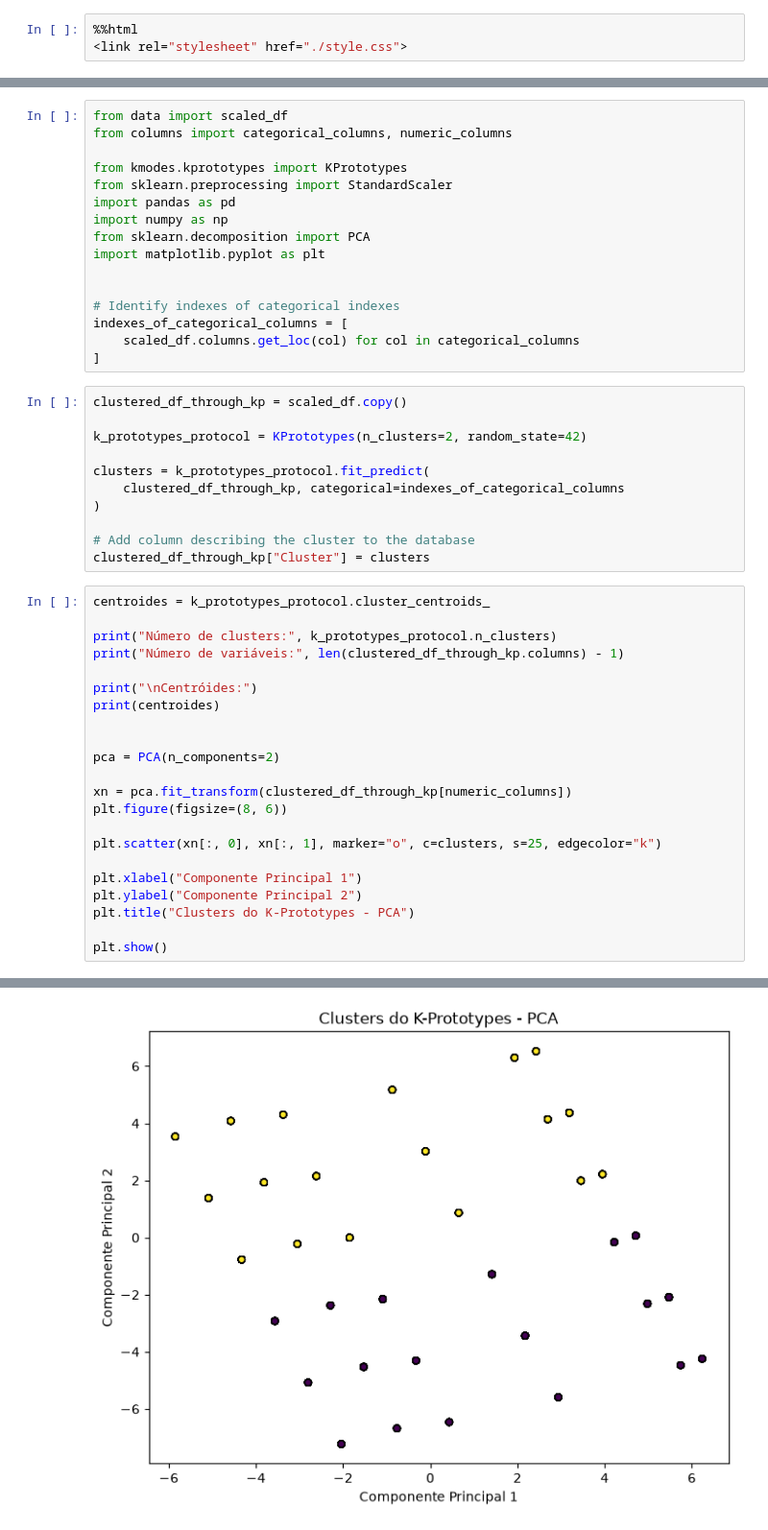
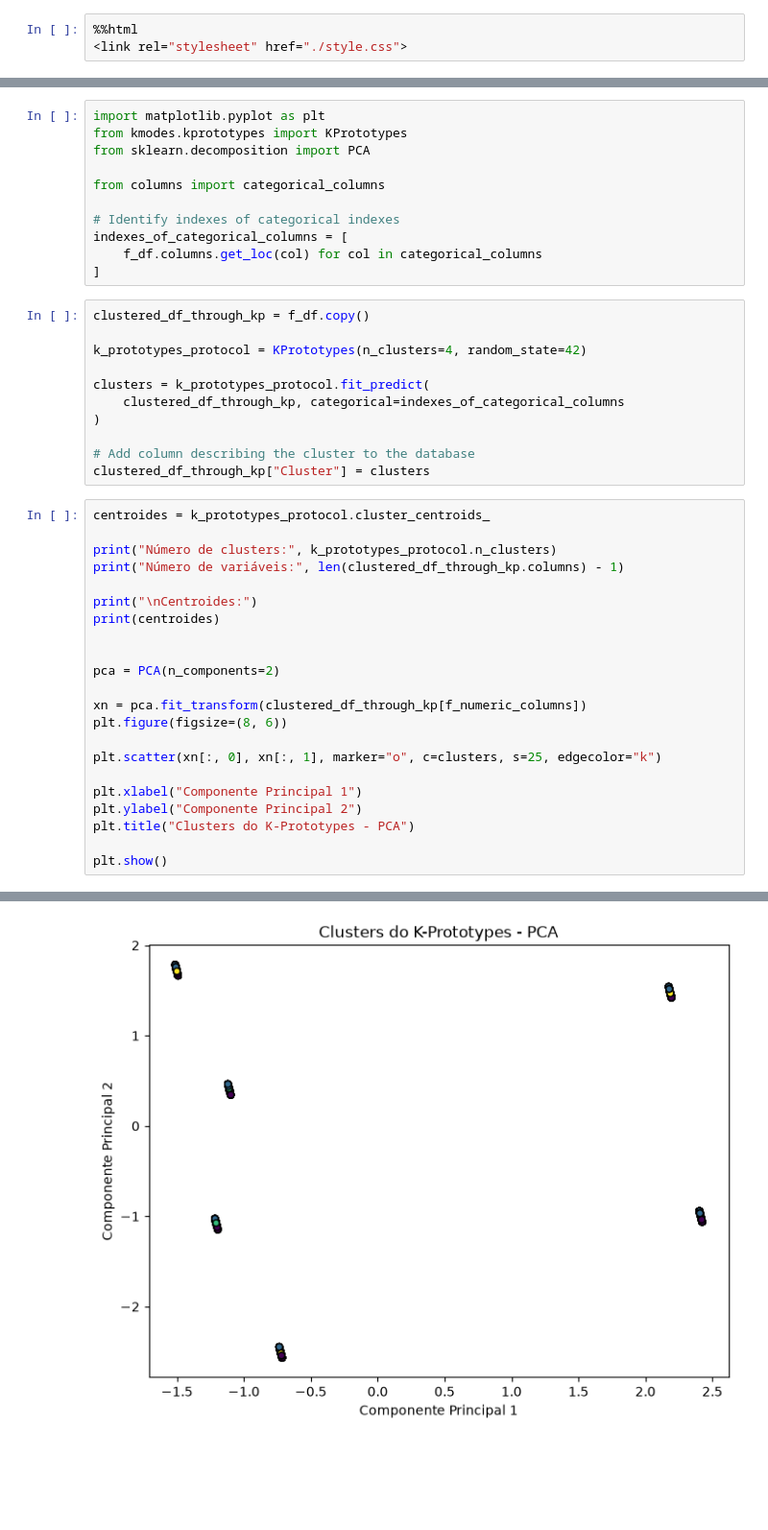
Before and after one commit to gabdumal/data_mining, a Jupyter notebook: assignment_3/main.ipynb, the cells around one changed output, grey strips where cells are left out. Shown at 96% size. Saved outputs shown, nothing was run; the diff lists cells and outputs as text; blank space fills up the shorter version.

```diff
--- a/assignment_3/main.ipynb
+++ b/assignment_3/main.ipynb
@@ -8,23 +11,18 @@ A base de dados é composta por **45** características e **2'091** entradas.
 # %%
-from data import scaled_df
-from columns import categorical_columns, numeric_columns
+import matplotlib.pyplot as plt
+from kmodes.kprototypes import KPrototypes
+from sklearn.decomposition import PCA
 
-from kmodes.kprototypes import KPrototypes
-from sklearn.preprocessing import StandardScaler
-import pandas as pd
-import numpy as np
-from sklearn.decomposition import PCA
-import matplotlib.pyplot as plt
-
+from columns import categorical_columns
 
 # Identify indexes of categorical indexes
 indexes_of_categorical_columns = [
-    scaled_df.columns.get_loc(col) for col in categorical_columns
+    f_df.columns.get_loc(col) for col in categorical_columns
 ]
 # %%
-clustered_df_through_kp = scaled_df.copy()
+clustered_df_through_kp = f_df.copy()
 
-k_prototypes_protocol = KPrototypes(n_clusters=2, random_state=42)
+k_prototypes_protocol = KPrototypes(n_clusters=4, random_state=42)
 
 clusters = k_prototypes_protocol.fit_predict(
     clustered_df_through_kp, categorical=indexes_of_categorical_columns
@@ -38,13 +36,13 @@ centroides = k_prototypes_protocol.cluster_centroids_
 print("Número de clusters:", k_prototypes_protocol.n_clusters)
 print("Número de variáveis:", len(clustered_df_through_kp.columns) - 1)
 
-print("\nCentróides:")
+print("\nCentroides:")
 print(centroides)
 
 
 pca = PCA(n_components=2)
 
-xn = pca.fit_transform(clustered_df_through_kp[numeric_columns])
+xn = pca.fit_transform(clustered_df_through_kp[f_numeric_columns])
 plt.figure(figsize=(8, 6))
 
 plt.scatter(xn[:, 0], xn[:, 1], marker="o", c=clusters, s=25, edgecolor="k")
@@ -75 +73 @@ Centróides:
-[figure, old version]
+[figure, new version]
```
Also changed, not shown: parts of 2 cells of this notebook, 2 other files.
